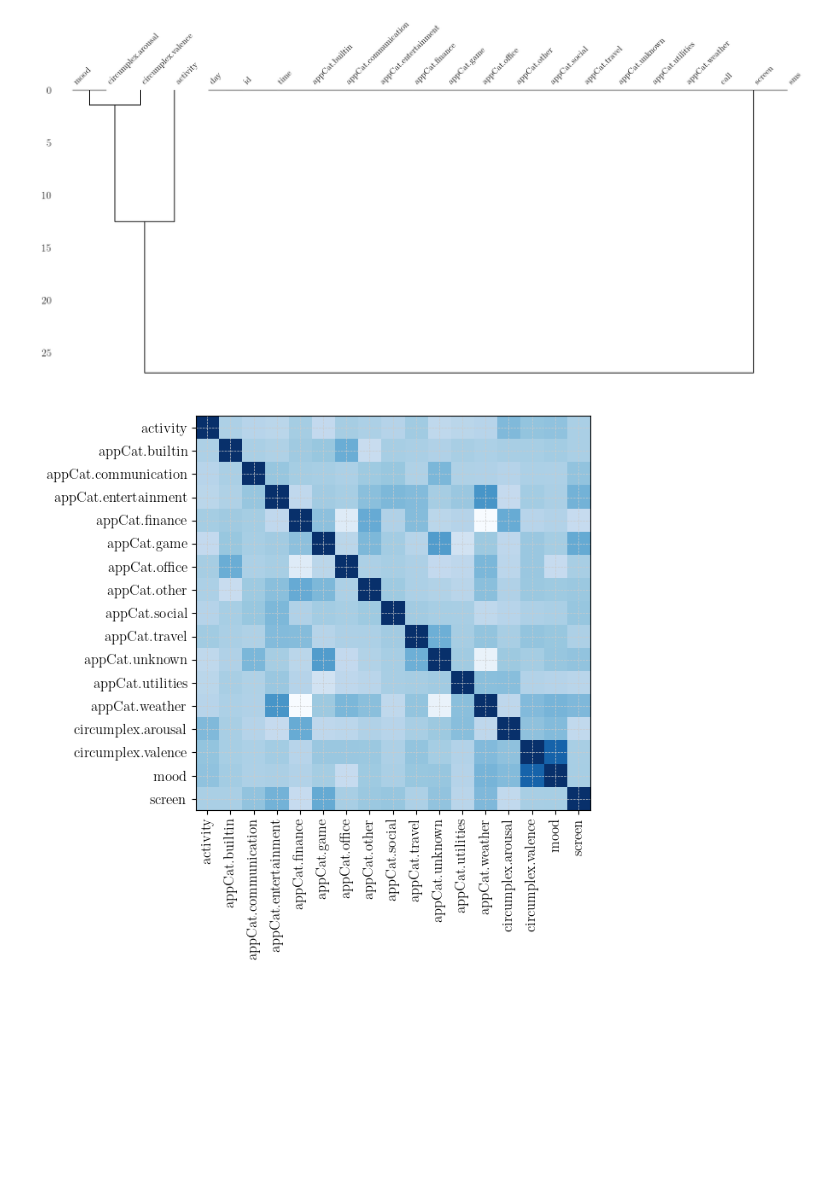
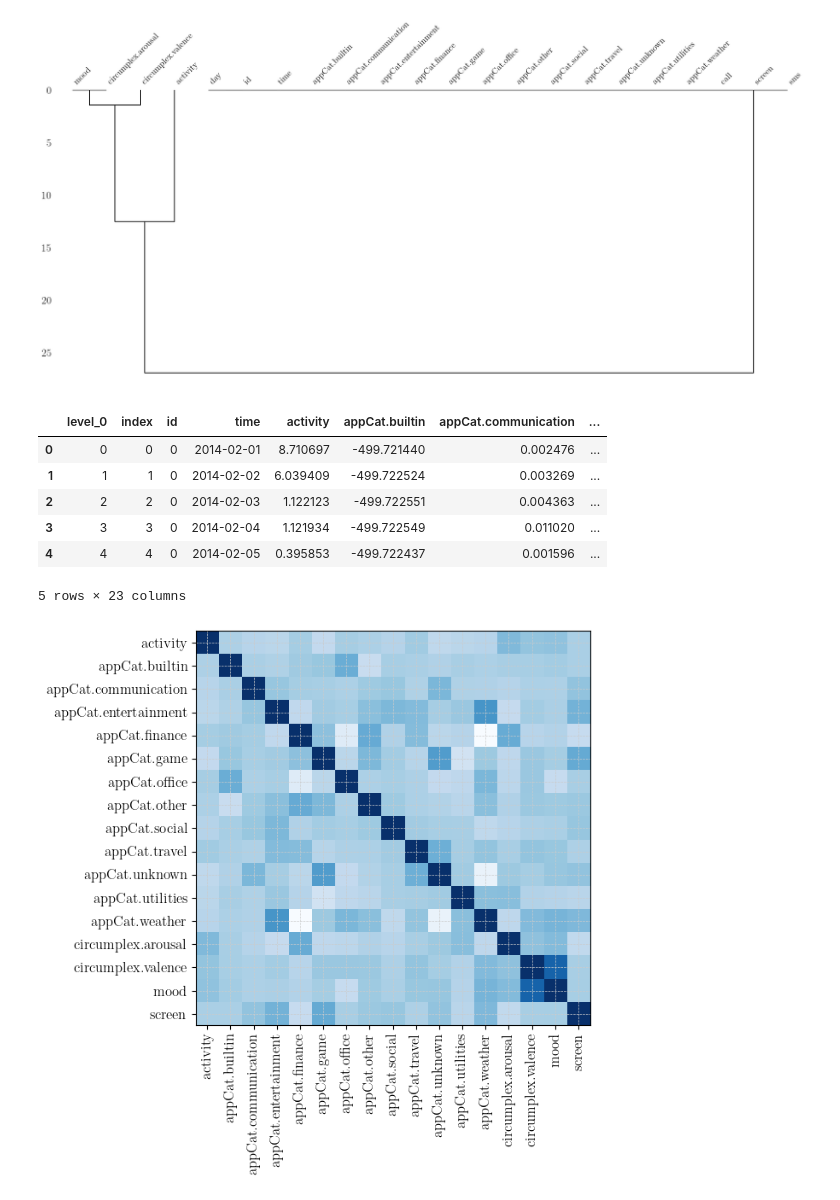
Before and after one commit to AmirSahrani/DMT_Assignments, a Jupyter notebook: notebooks/analysis.ipynb, the cells around one changed output. Cells and saved outputs as stored; diff of their text form; code cells hidden in the pictures; blank space fills up the shorter version.

```diff
--- a/notebooks/analysis.ipynb
+++ b/notebooks/analysis.ipynb
@@ -220,6 +232,35 @@ mo.dendrogram(day_data)
 # %% [output]
 <Axes: >
 [figure]
+# %%
+# Generating a toy data set to test model training
+
+# Create a toy data set with 10 days of data for 10 users
+np.random.seed(42)
+users = np.arange(10)
+days = pd.date_range('2014-02-01', periods=10, freq='D')
+toy_data = pd.DataFrame(index=pd.MultiIndex.from_product([users, days], names=['id', 'time']))
+# Give each user a random mean and std, use that to generate random data
+for user in users:
+    mean = np.random.uniform(0, 10)
+    std = np.random.uniform(0, 5)
+    for column in day_data.columns:
+        if column in ['id', 'day', 'time']:
+            continue
+        else:
+            toy_data.loc[user, column] = np.random.exponential(mean, size=10) / (day_data[column].max() - day_data[column].min()) + day_data[column].min()
+# %%
+toy_data.reset_index(inplace=True)
+toy_data.to_csv('../data/preprocessed/toy_data.csv')
+toy_data.head()
+# %% [output]
+|  | level_0 | index | id | time | activity | appCat.builtin | appCat.communication | ... |
+| 0 | 0 | 0 | 0 | 2014-02-01 | 8.710697 | -499.721440 | 0.002476 | ... |
+| 1 | 1 | 1 | 0 | 2014-02-02 | 6.039409 | -499.722524 | 0.003269 | ... |
+| 2 | 2 | 2 | 0 | 2014-02-03 | 1.122123 | -499.722551 | 0.004363 | ... |
+| 3 | 3 | 3 | 0 | 2014-02-04 | 1.121934 | -499.722549 | 0.011020 | ... |
+| 4 | 4 | 4 | 0 | 2014-02-05 | 0.395853 | -499.722437 | 0.001596 | ... |
+5 rows × 23 columns
 # %%
 # get correlation matrix ignoring time and id
 
```
Also changed, not shown: parts of 9 cells of this notebook, 1 other file.
